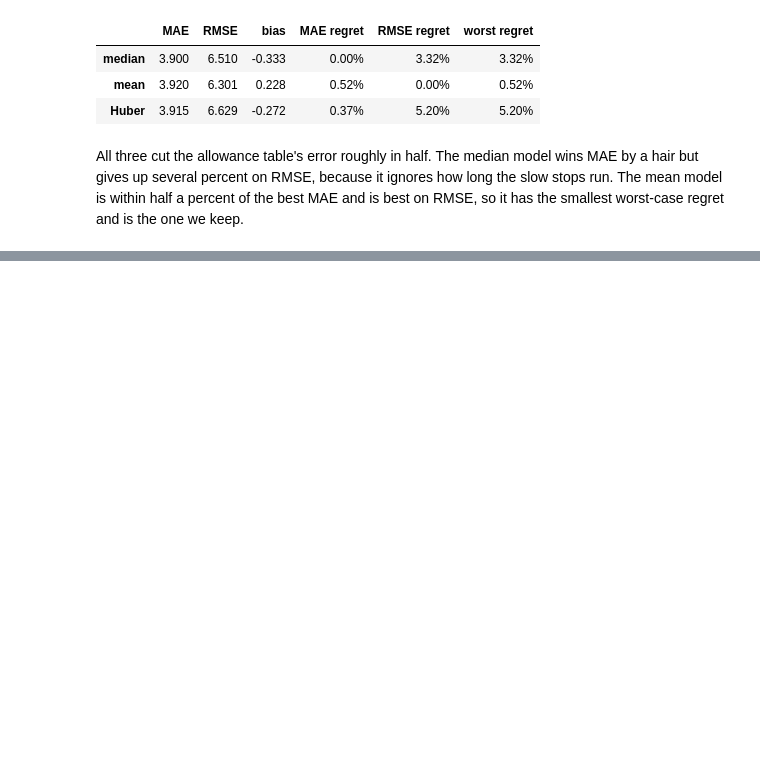
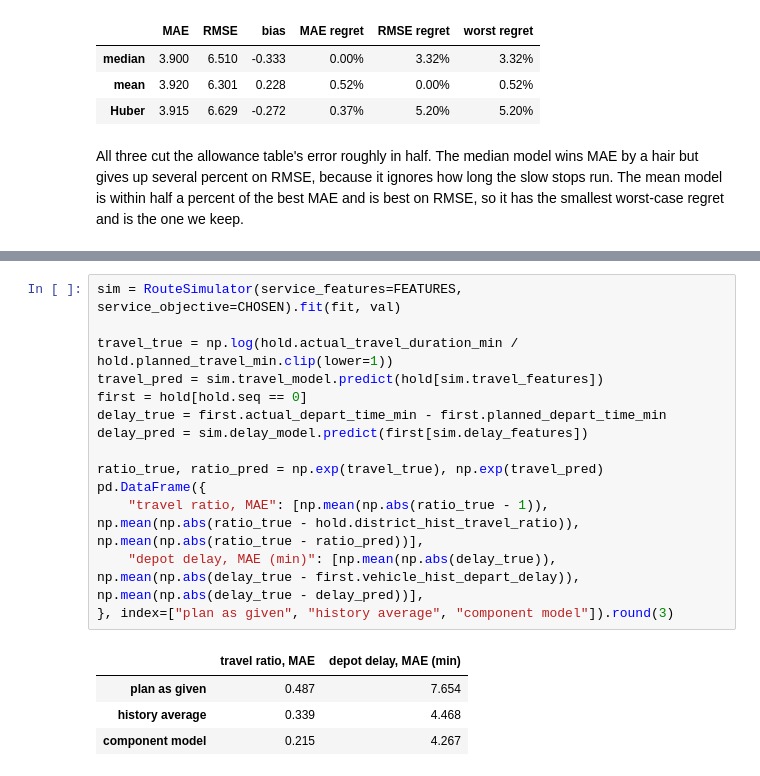
Before and after one commit to sameera-ekanayaka/Xora_Datathon, a Jupyter notebook: notebooks/05_task1_service_and_lateness.ipynb, the cells around one changed output, grey strips where cells are left out. Cells and saved outputs as stored; diff of their text form; blank space fills up the shorter version.

```diff
--- a/notebooks/05_task1_service_and_lateness.ipynb
+++ b/notebooks/05_task1_service_and_lateness.ipynb
@@ -153,0 +161,19 @@ All three cut the allowance table's error roughly in half. The median model wins
+# %%
+sim = RouteSimulator(service_features=FEATURES, service_objective=CHOSEN).fit(fit, val)
+
+travel_true = np.log(hold.actual_travel_duration_min / hold.planned_travel_min.clip(lower=1))
+travel_pred = sim.travel_model.predict(hold[sim.travel_features])
+first = hold[hold.seq == 0]
+delay_true = first.actual_depart_time_min - first.planned_depart_time_min
+delay_pred = sim.delay_model.predict(first[sim.delay_features])
+
+ratio_true, ratio_pred = np.exp(travel_true), np.exp(travel_pred)
+pd.DataFrame({
+    "travel ratio, MAE": [np.mean(np.abs(ratio_true - 1)), np.mean(np.abs(ratio_true - hold.district_hist_travel_ratio)), np.mean(np.abs(ratio_true - ratio_pred))],
+    "depot delay, MAE (min)": [np.mean(np.abs(delay_true)), np.mean(np.abs(delay_true - first.vehicle_hist_depart_delay)), np.mean(np.abs(delay_true - delay_pred))],
+}, index=["plan as given", "history average", "component model"]).round(3)
+# %% [output]
+|  | travel ratio, MAE | depot delay, MAE (min) |
+| plan as given | 0.487 | 7.654 |
+| history average | 0.339 | 4.468 |
+| component model | 0.215 | 4.267 |
```
Also changed, not shown: parts of 6 cells of this notebook.
